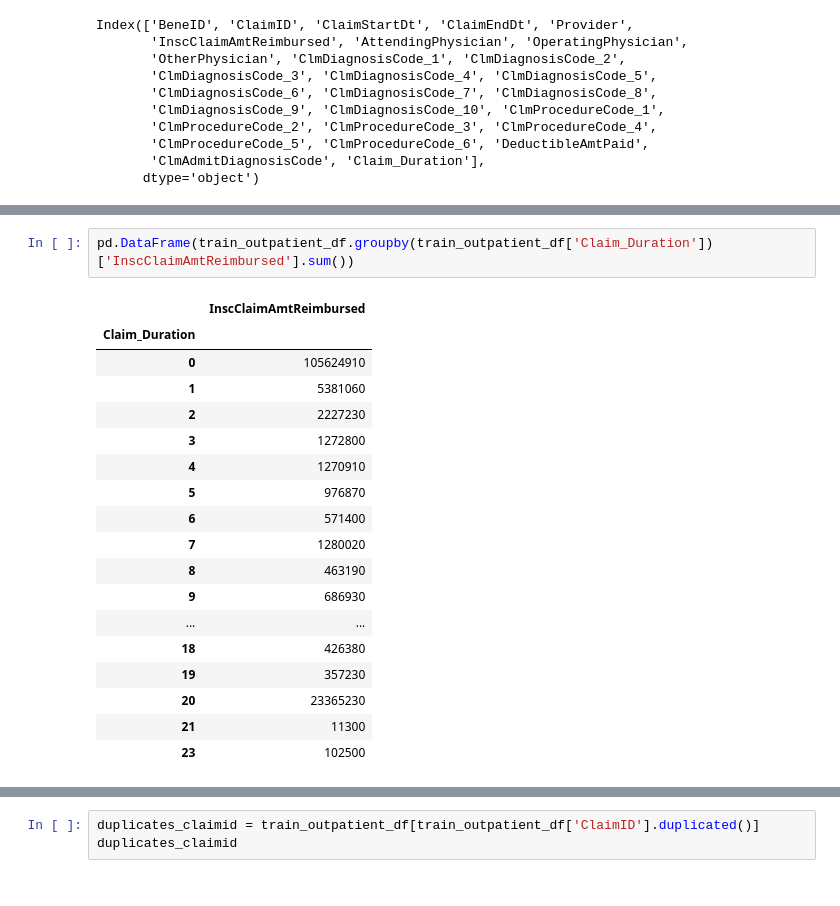
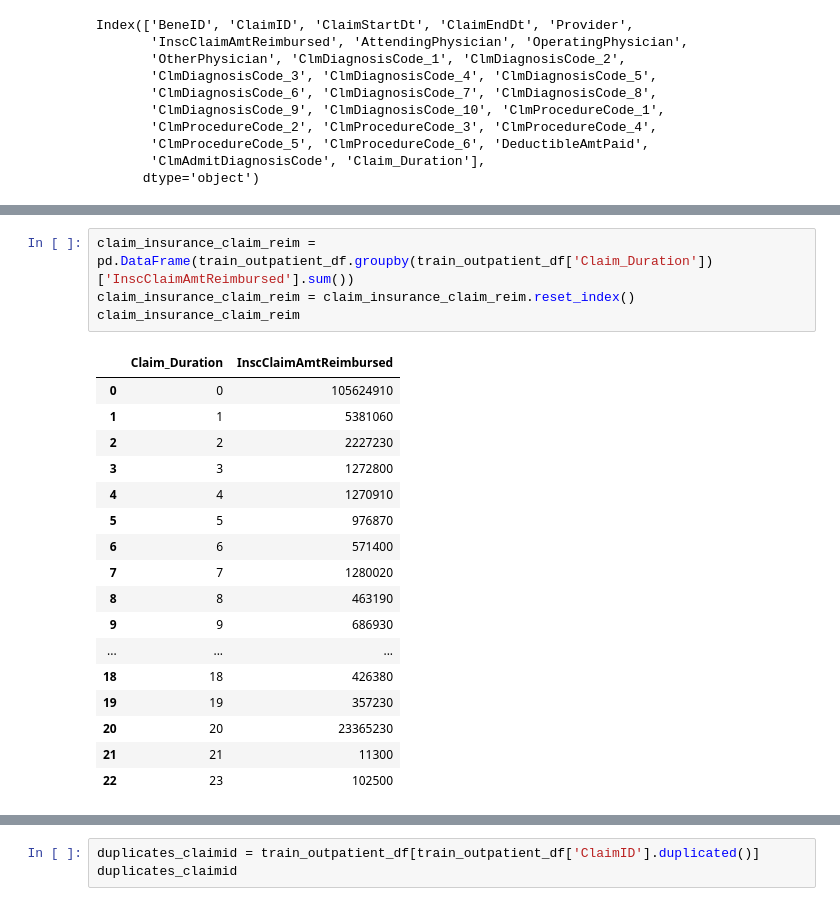
Before and after one commit to Jha-Ujjwal-1542/Fraud_Analysis, a Jupyter notebook: Fraud Data's.ipynb, the cells around one changed output, grey strips where cells are left out. Saved outputs shown, nothing was run; the diff lists cells and outputs as text.

```diff
--- a/Fraud Data's.ipynb
+++ b/Fraud Data's.ipynb
@@ -268,21 +278,22 @@ Index(['BeneID', 'ClaimID', 'ClaimStartDt', 'ClaimEndDt', 'Provider',
 # %%
-pd.DataFrame(train_outpatient_df.groupby(train_outpatient_df['Claim_Duration'])['InscClaimAmtReimbursed'].sum())
+claim_insurance_claim_reim = pd.DataFrame(train_outpatient_df.groupby(train_outpatient_df['Claim_Duration'])['InscClaimAmtReimbursed'].sum())
+claim_insurance_claim_reim = claim_insurance_claim_reim.reset_index()
+claim_insurance_claim_reim
 # %% [output]
-|  | InscClaimAmtReimbursed |
-| Claim_Duration |  |
-| 0 | 105624910 |
-| 1 | 5381060 |
-| 2 | 2227230 |
-| 3 | 1272800 |
-| 4 | 1270910 |
-| 5 | 976870 |
-| 6 | 571400 |
-| 7 | 1280020 |
-| 8 | 463190 |
-| 9 | 686930 |
-| ... | ... |
-| 18 | 426380 |
-| 19 | 357230 |
-| 20 | 23365230 |
-| 21 | 11300 |
-| 23 | 102500 |
+|  | Claim_Duration | InscClaimAmtReimbursed |
+| 0 | 0 | 105624910 |
+| 1 | 1 | 5381060 |
+| 2 | 2 | 2227230 |
+| 3 | 3 | 1272800 |
+| 4 | 4 | 1270910 |
+| 5 | 5 | 976870 |
+| 6 | 6 | 571400 |
+| 7 | 7 | 1280020 |
+| 8 | 8 | 463190 |
+| 9 | 9 | 686930 |
+| ... | ... | ... |
+| 18 | 18 | 426380 |
+| 19 | 19 | 357230 |
+| 20 | 20 | 23365230 |
+| 21 | 21 | 11300 |
+| 22 | 23 | 102500 |
```
Also changed, not shown: parts of 35 cells of this notebook.
